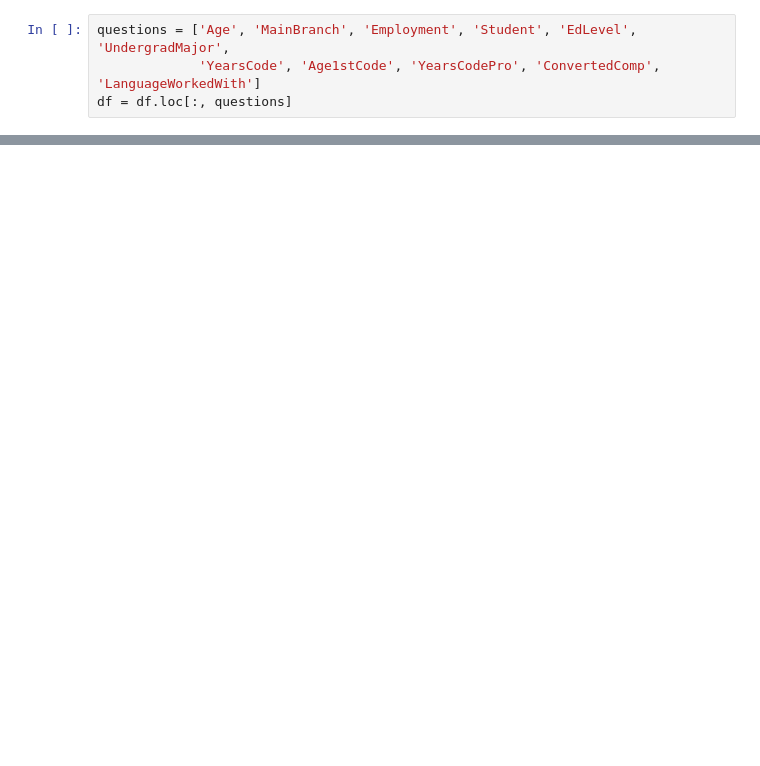
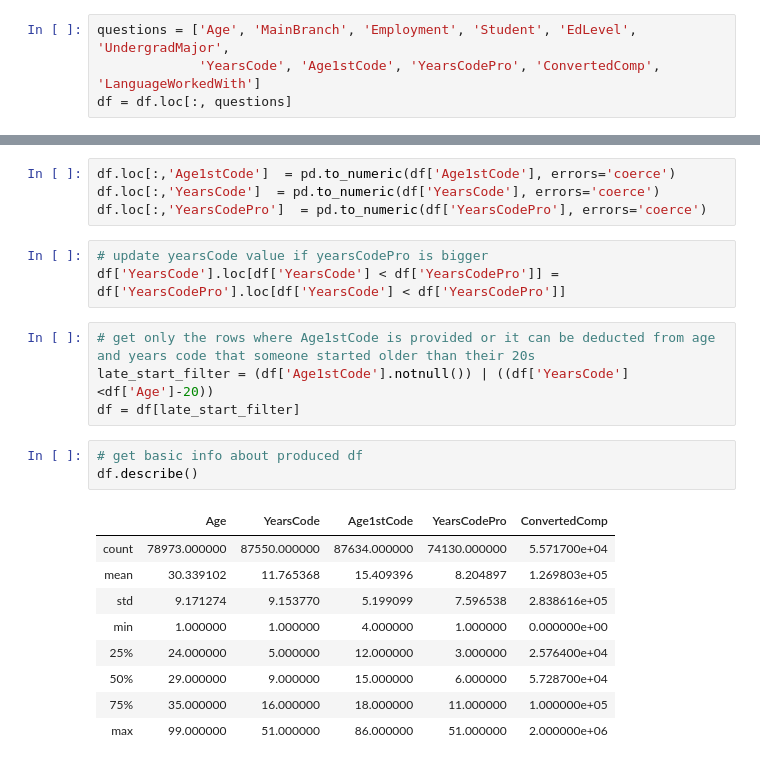
Before and after one commit to imInez/never_too_late, a Jupyter notebook: never_too_late.ipynb, the cells around one changed output, grey strips where cells are left out. Cells and saved outputs as stored; diff of their text form; blank space fills up the shorter version.

```diff
--- a/never_too_late.ipynb
+++ b/never_too_late.ipynb
@@ -119,0 +89,24 @@ df.sort_values(by='Age1stCode', ascending=False)
+# %%
+df.loc[:,'Age1stCode']  = pd.to_numeric(df['Age1stCode'], errors='coerce')
+df.loc[:,'YearsCode']  = pd.to_numeric(df['YearsCode'], errors='coerce')
+df.loc[:,'YearsCodePro']  = pd.to_numeric(df['YearsCodePro'], errors='coerce')
+# %%
+# update yearsCode value if yearsCodePro is bigger
+df['YearsCode'].loc[df['YearsCode'] < df['YearsCodePro']] = df['YearsCodePro'].loc[df['YearsCode'] < df['YearsCodePro']]
+# %%
+# get only the rows where Age1stCode is provided or it can be deducted from age and years code that someone started older than their 20s
+late_start_filter = (df['Age1stCode'].notnull()) | ((df['YearsCode']<df['Age']-20))
+df = df[late_start_filter]
+# %%
+# get basic info about produced df
+df.describe()
+# %% [output]
+|  | Age | YearsCode | Age1stCode | YearsCodePro | ConvertedComp |
+| count | 78973.000000 | 87550.000000 | 87634.000000 | 74130.000000 | 5.571700e+04 |
+| mean | 30.339102 | 11.765368 | 15.409396 | 8.204897 | 1.269803e+05 |
+| std | 9.171274 | 9.153770 | 5.199099 | 7.596538 | 2.838616e+05 |
+| min | 1.000000 | 1.000000 | 4.000000 | 1.000000 | 0.000000e+00 |
+| 25% | 24.000000 | 5.000000 | 12.000000 | 3.000000 | 2.576400e+04 |
+| 50% | 29.000000 | 9.000000 | 15.000000 | 6.000000 | 5.728700e+04 |
+| 75% | 35.000000 | 16.000000 | 18.000000 | 11.000000 | 1.000000e+05 |
+| max | 99.000000 | 51.000000 | 86.000000 | 51.000000 | 2.000000e+06 |
```
Also changed, not shown: parts of 23 cells of this notebook, 1 other file.
